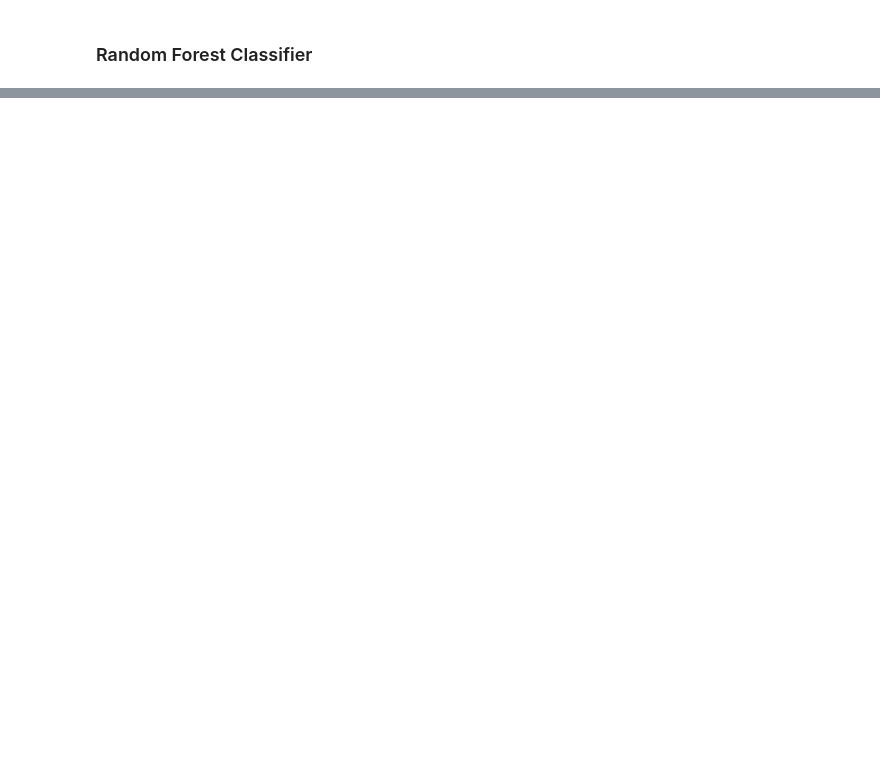
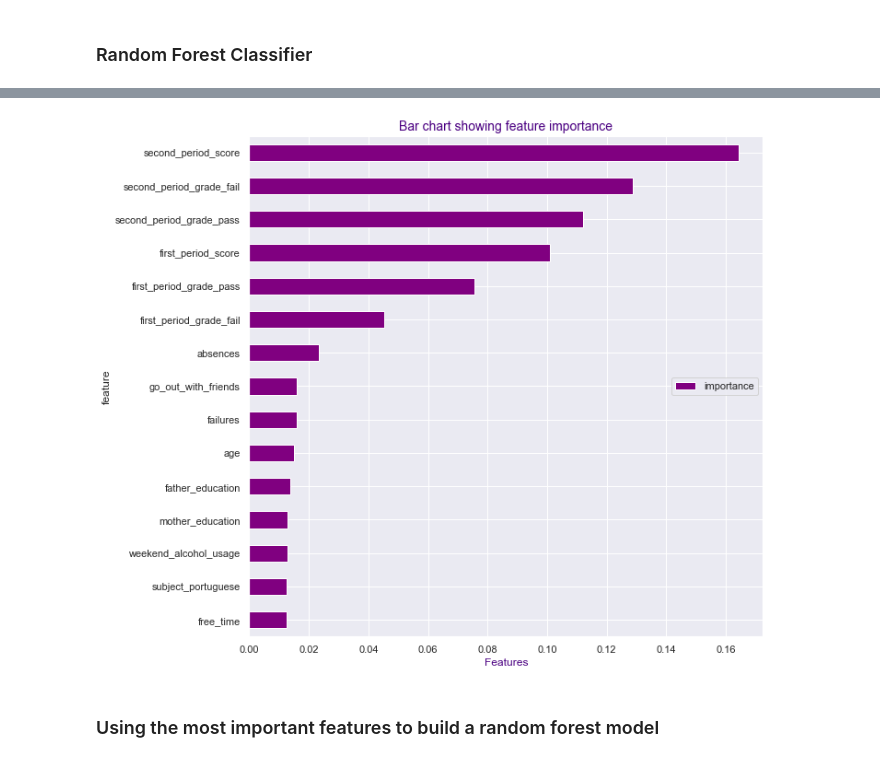
Before and after one commit to jindukwentua/predicting-students-performance, a Jupyter notebook: notebooks/model_prediction.ipynb, the cells around one changed output, grey strips where cells are left out. Cells and saved outputs as stored; diff of their text form; code cells hidden in the pictures; blank space fills up the shorter version.

Commit message:
ml modelling

```diff
--- a/notebooks/model_prediction.ipynb
+++ b/notebooks/model_prediction.ipynb
@@ -31,4 +28,4 @@ ModuleNotFoundError: No module named 'xgboost'
 # %%
-student_data = pd.read_csv('../data/student-mat.csv', sep=";")
+student_data = pd.read_csv('../data/cleaned_students_dataset.csv')
 # %%
 student_data.head()
@@ -35,7 +44,7 @@ student_data.head()
 # %%
 # label encode final_grade
 le = preprocessing.LabelEncoder()
-student_data.final_grade = le.fit_transform(data.final_grade)
+student_data.final_grade = le.fit_transform(student_data.final_grade)
 # %%
 # Drop the target columns from the predictive features
 X = student_data.drop(labels=['final_grade','final_score'],axis=1)
@@ -123,0 +224,6 @@ sns.heatmap(matrix,annot = True, fmt = "d")
+# %%
+# Checking for the most important features that contribute most in predicting the target
+# Creating a dataframe of features and their respective importances
+#
+rf_impo_df = pd.DataFrame({'feature': X.columns, 'importance': np.round(model.feature_importances_, 4)}).set_index('feature').sort_values(by = 'importance', ascending = False)
+rf_impo_df
@@ -123,0 +245,13 @@ sns.heatmap(matrix,annot = True, fmt = "d")
+# %%
+# Creating a bar chart of feature importance in descending order
+#
+rf_impo_df = rf_impo_df[:15].sort_values(by = 'importance', ascending = True)
+rf_impo_df.plot(kind = 'barh', figsize = (10, 10), color = 'purple')
+plt.legend(loc = 'center right')
+plt.title('Bar chart showing feature importance', color = 'indigo', fontsize = 14)
+plt.xlabel('Features', fontsize = 12, color = 'indigo')
+plt.show()
+# %% [output]
+[figure, added]
+# %% [markdown]
+### Using the most important features to build a random forest model
```
Also changed, not shown: parts of 36 cells of this notebook, 2 other files.
